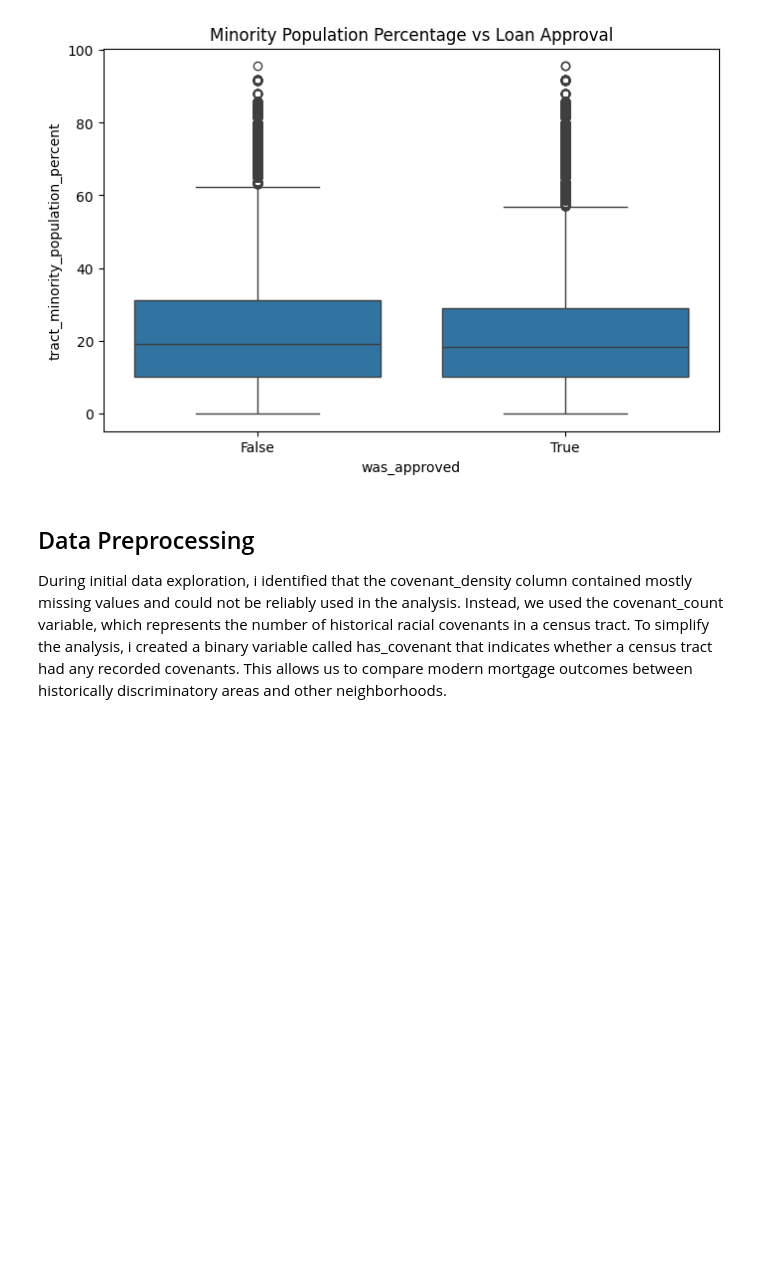
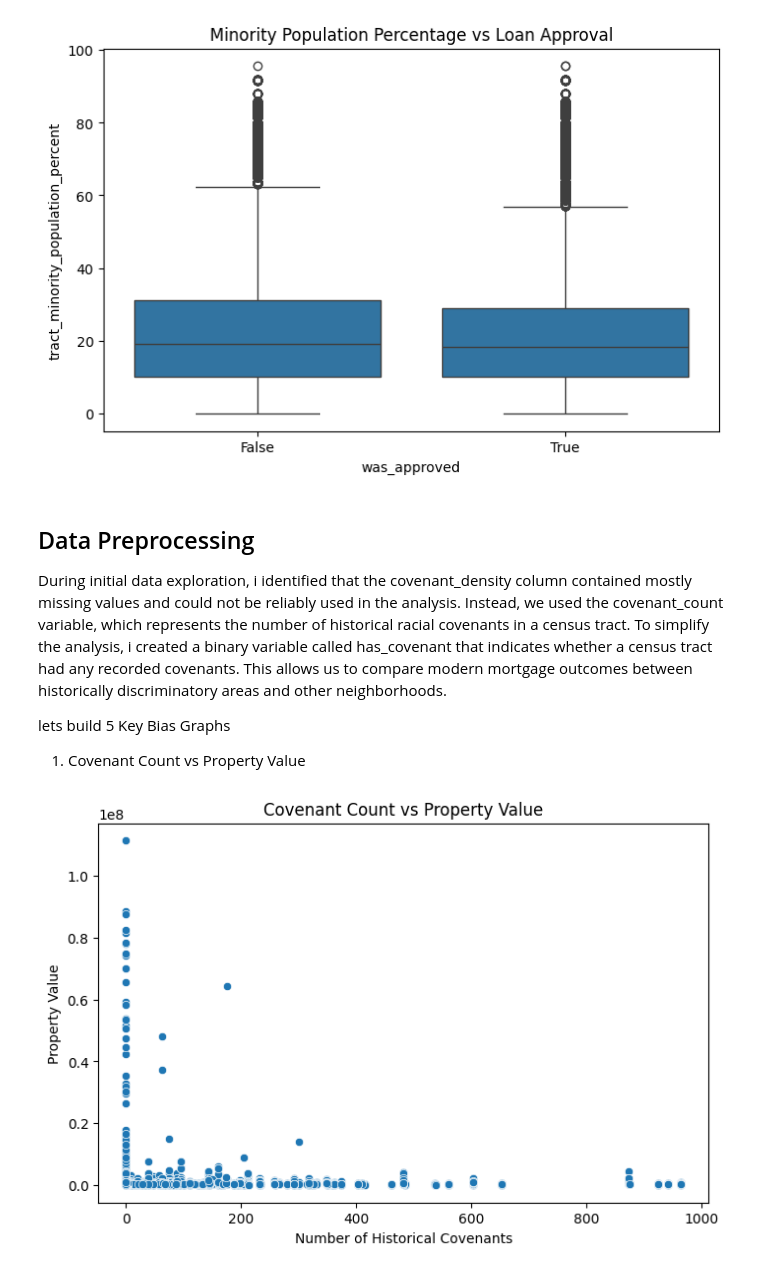
Before and after one commit to 2000031041-ShivaChary196/DATA6550-HOUSING-BIAS, a Jupyter notebook: CODE/VShiva.ipynb, the cells around one changed output. Cells and saved outputs as stored; diff of their text form; code cells hidden in the pictures; blank space fills up the shorter version.

Commit message:
i have done some key bias graphs and created a logistic regression model and made some predictions

```diff
--- a/CODE/VShiva.ipynb
+++ b/CODE/VShiva.ipynb
@@ -212,3 +216,19 @@ plt.show()
 ## Data Preprocessing
 
 During initial data exploration, i identified that the covenant_density column contained mostly missing values and could not be reliably used in the analysis. Instead, we used the covenant_count variable, which represents the number of historical racial covenants in a census tract. To simplify the analysis, i created a binary variable called has_covenant that indicates whether a census tract had any recorded covenants. This allows us to compare modern mortgage outcomes between historically discriminatory areas and other neighborhoods.
+
+lets build 5 Key Bias Graphs
+
+1. Covenant Count vs Property Value
+# %%
+plt.figure(figsize=(8,5))
+
+sns.scatterplot(x='covenant_count', y='property_value', data=df)
+
+plt.title("Covenant Count vs Property Value")
+plt.xlabel("Number of Historical Covenants")
+plt.ylabel("Property Value")
+
+plt.show()
+# %% [output]
+[figure, added]
```
Also changed, not shown: parts of 37 cells of this notebook.
